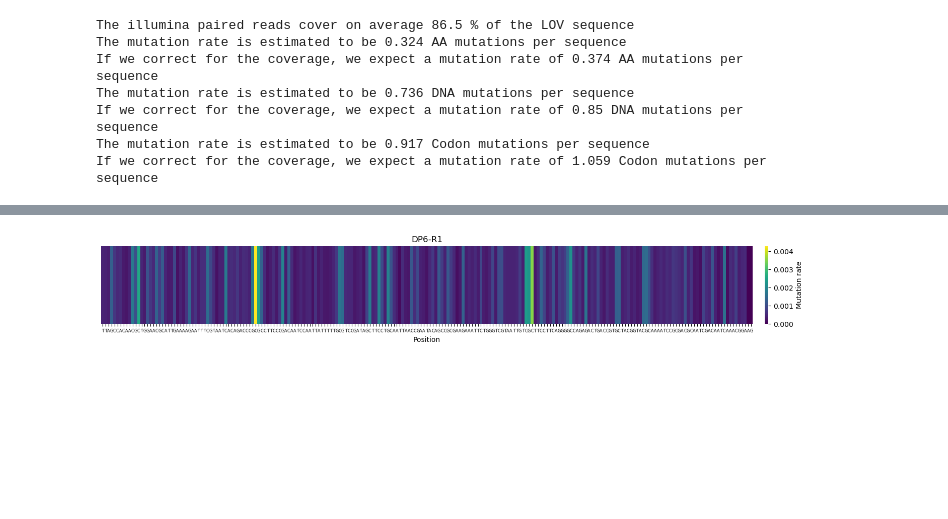
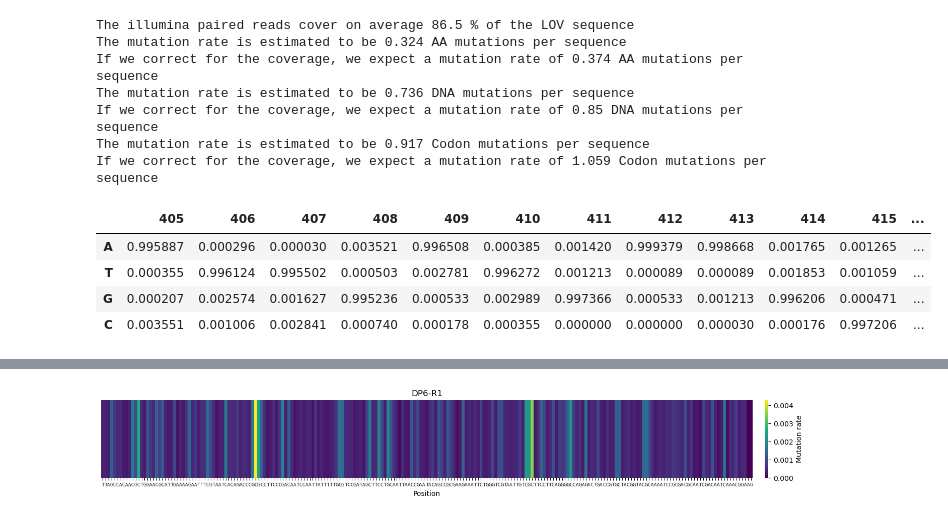
Before and after one commit to AliceHovsepyan/pogo_pance_draft, a Jupyter notebook: DMS_analysis.ipynb, the cells around one changed output, grey strips where cells are left out. Saved outputs shown, nothing was run; the diff lists cells and outputs as text; code cells hidden in the pictures; blank space fills up the shorter version.

```diff
--- a/DMS_analysis.ipynb
+++ b/DMS_analysis.ipynb
@@ -695,6 +737,14 @@ The mutation rate is estimated to be 0.736 DNA mutations per sequence
 If we correct for the coverage, we expect a mutation rate of 0.85 DNA mutations per sequence
 The mutation rate is estimated to be 0.917 Codon mutations per sequence
 If we correct for the coverage, we expect a mutation rate of 1.059 Codon mutations per sequence
+# %%
+DNA_relative
+# %% [output]
+|  | 405 | 406 | 407 | 408 | 409 | 410 | 411 | 412 | 413 | 414 | 415 | ... |
+| A | 0.995887 | 0.000296 | 0.000030 | 0.003521 | 0.996508 | 0.000385 | 0.001420 | 0.999379 | 0.998668 | 0.001765 | 0.001265 | ... |
+| T | 0.000355 | 0.996124 | 0.995502 | 0.000503 | 0.002781 | 0.996272 | 0.001213 | 0.000089 | 0.000089 | 0.001853 | 0.001059 | ... |
+| G | 0.000207 | 0.002574 | 0.001627 | 0.995236 | 0.000533 | 0.002989 | 0.997366 | 0.000533 | 0.001213 | 0.996206 | 0.000471 | ... |
+| C | 0.003551 | 0.001006 | 0.002841 | 0.000740 | 0.000178 | 0.000355 | 0.000000 | 0.000000 | 0.000030 | 0.000176 | 0.997206 | ... |
 # %%
 ## plot mutation enrichment on DNA, AA and Codon level
 
```
Also changed, not shown: parts of 10 cells of this notebook, 1 other file.
